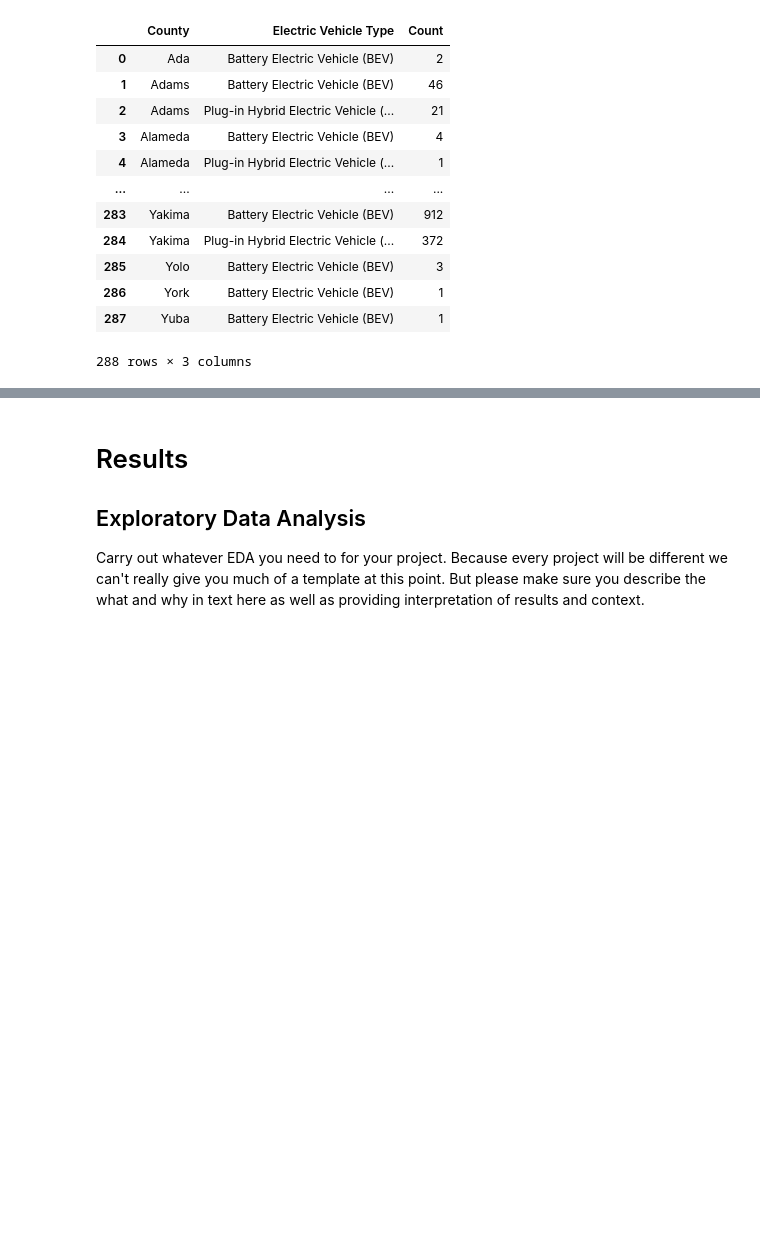
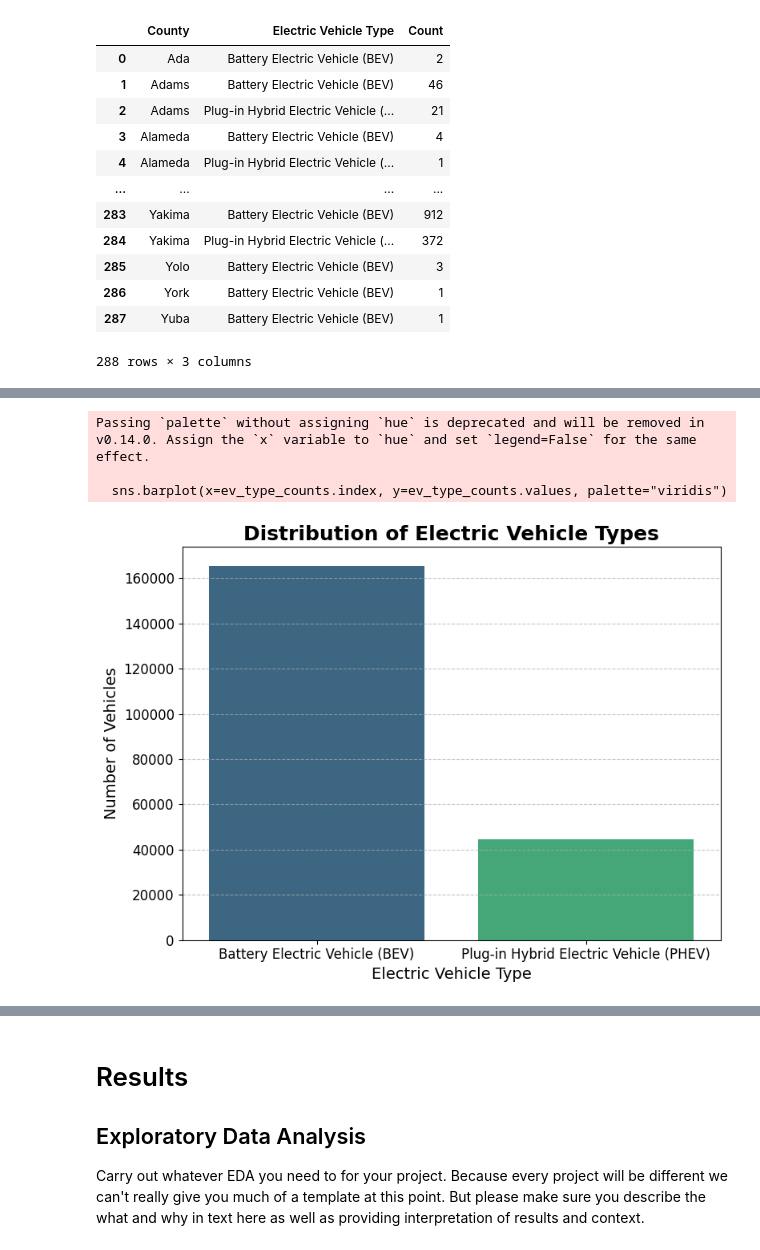
Before and after one commit to cecilia-lin/EV_Project, a Jupyter notebook: EDACheckpoint_Group092-FA24.ipynb, the cells around one changed output, grey strips where cells are left out. Saved outputs shown, nothing was run; the diff lists cells and outputs as text; code cells hidden in the pictures; blank space fills up the shorter version.

```diff
--- a/EDACheckpoint_Group092-FA24.ipynb
+++ b/EDACheckpoint_Group092-FA24.ipynb
@@ -214,0 +245,23 @@ ev_count_by_county
+# %%
+# Calculate the counts for each vehicle type
+ev_type_counts = ev_population['Electric Vehicle Type'].value_counts()
+
+# Create the bar chart
+plt.figure(figsize=(8, 6))
+sns.barplot(x=ev_type_counts.index, y=ev_type_counts.values, palette="viridis")
+plt.title('Distribution of Electric Vehicle Types', fontsize=18, fontweight='bold')
+plt.xlabel('Electric Vehicle Type', fontsize=14)
+plt.ylabel('Number of Vehicles', fontsize=14)
+plt.xticks(fontsize=12)
+plt.yticks(fontsize=12)
+plt.grid(axis='y', linestyle='--', alpha=0.7)
+plt.tight_layout()
+plt.show()
+
+# Interpretation:
+# This chart shows that BEVs are significantly more common than PHEVs in the dataset, supporting the hypothesis of BEV preference.
+# %% [output]
+Passing `palette` without assigning `hue` is deprecated and will be removed in v0.14.0. Assign the `x` variable to `hue` and set `legend=False` for the same effect.
+
+  sns.barplot(x=ev_type_counts.index, y=ev_type_counts.values, palette="viridis")
+[figure, added]
```
Also changed, not shown: parts of 2 cells of this notebook.
